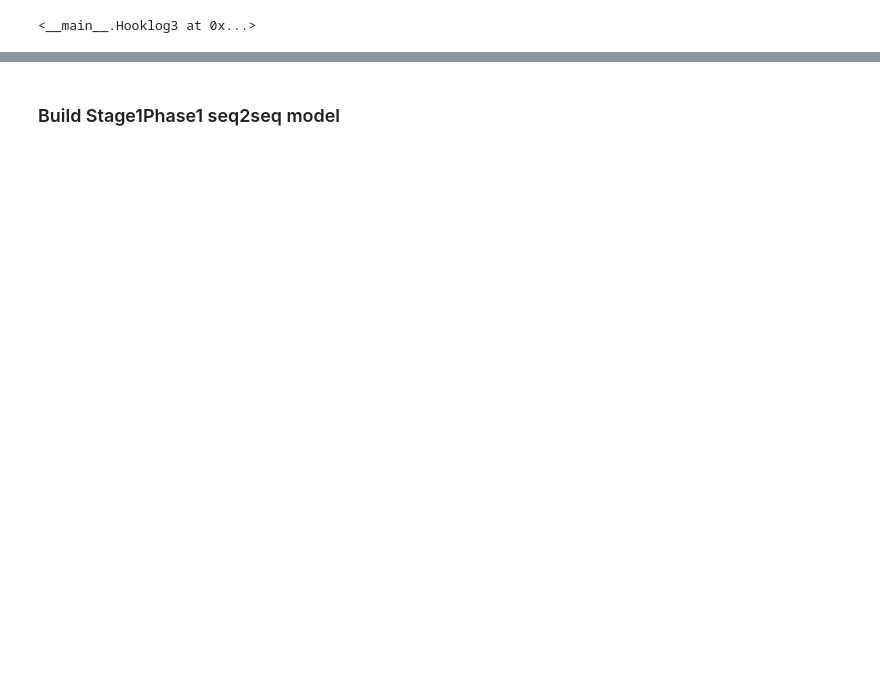
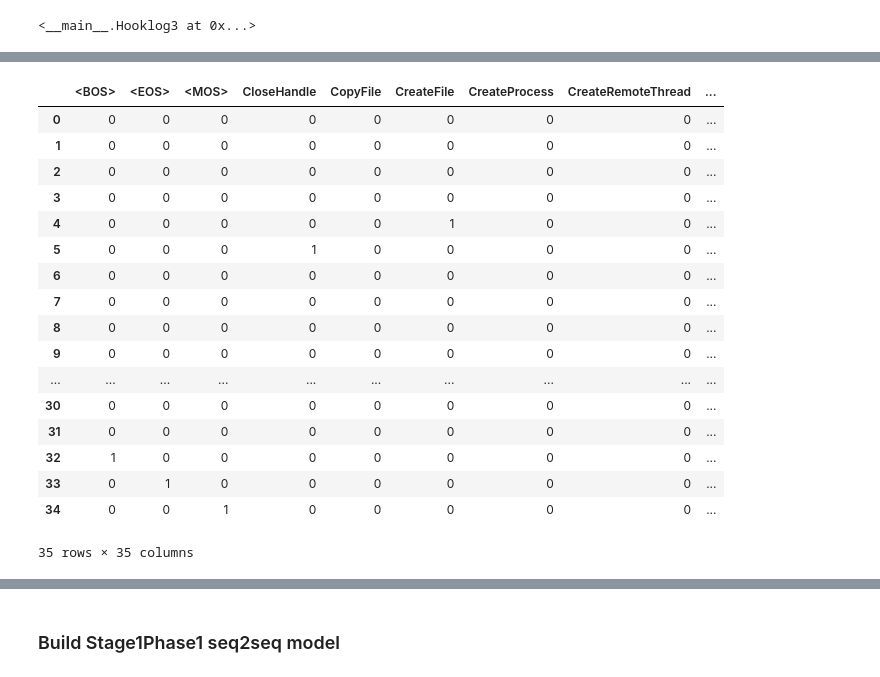
Before and after one commit to tychen5/NTU_ANTS-lab, a Jupyter notebook: malwareTagging/seq2seq_keras.ipynb, the cells around one changed output, grey strips where cells are left out. Cells and saved outputs as stored; diff of their text form; code cells hidden in the pictures; blank space fills up the shorter version.

```diff
--- a/malwareTagging/seq2seq_keras.ipynb
+++ b/malwareTagging/seq2seq_keras.ipynb
@@ -40,4 +40,7 @@ hl_list = [os.path.join(in_directory, f) for f in hl_list] # filepathname list
 hl_list = list(filter(lambda f: f.endswith(".hooklog"), hl_list)) # in case some non-hooklog file in the folder
 
 for file in hl_list:
-    hl3 = Hooklog(file, in_parseFirstPar)
+    try:
+        hl3 = Hooklog(file, in_parseFirstPar)
+    except UnicodeDecodeError:
+        print (file)
@@ -96,7 +108,10 @@ with open(out_csvfile, 'wb') as o:
 # output 3
 total_api_set = set()
 for file in hl_list:
-    hl3 = Hooklog(file, in_parseFirstPar)
+    try:
+        hl3 = Hooklog(file, in_parseFirstPar)
+    except UnicodeDecodeError:
+        print(file)
     total_api_set.update(hl3.getWinSet(in_window))
 
 with open(out_featuretabfile, 'wb') as o:
@@ -106,7 +121,10 @@ with open(out_featuretabfile, 'wb') as o:
     o.write(b"\n")
 
     for h in hl_list:
-        hl3 = Hooklog(h, in_parseFirstPar)
+        try:
+            hl3 = Hooklog(h, in_parseFirstPar)
+        except UnicodeDecodeError:
+            print(h)
         hl3_set = hl3.getWinSet(in_window)
         o.write(hl3.digitname.encode("ascii"))
         for api in total_api_set:
@@ -119,8 +155,13 @@ with open(out_featuretabfile, 'wb') as o:
 # output 4
 # count api freq
 freq_dict = dict()
+exception_count = 0
 for file in hl_list:
-    hl3 = Hooklog(file, in_parseFirstPar)
+    try:
+        hl3 = Hooklog(file, in_parseFirstPar)
+    except UnicodeDecodeError:
+        print(file)
+        exception_count+=1
     for i in hl3.li:
         if i[1] not in freq_dict:
             freq_dict[i[1]] = 1
@@ -128,7 +169,7 @@ for file in hl_list:
             freq_dict[i[1]] += 1
 
 print(freq_dict)
-
+print(exception_count)
 import pickle
 with open(out_apifreq_pk, 'wb') as o:
     pickle.dump(freq_dict, o)
@@ -136,0 +198,4 @@ with open(out_apifreq_pk, 'wb') as o:
+# %%
+api_list = list(freq_dict.keys())
+api_list.extend(['<BOS>','<EOS>','<MOS>','<PAD>','<UNK>'])
+api_list
@@ -136,0 +220,29 @@ with open(out_apifreq_pk, 'wb') as o:
+# %%
+# len(freq_dict)
+
+ser = pd.Series(api_list)
+df = pd.DataFrame(ser)
+df.columns = ['api']
+df2 = pd.get_dummies(df['api'])
+df2
+# enc = OneHotEncoder()
+# enc.fit(api_list)
+# %% [output]
+|  | <BOS> | <EOS> | <MOS> | CloseHandle | CopyFile | CreateFile | CreateProcess | CreateRemoteThread | ... |
+| 0 | 0 | 0 | 0 | 0 | 0 | 0 | 0 | 0 | ... |
+| 1 | 0 | 0 | 0 | 0 | 0 | 0 | 0 | 0 | ... |
+| 2 | 0 | 0 | 0 | 0 | 0 | 0 | 0 | 0 | ... |
+| 3 | 0 | 0 | 0 | 0 | 0 | 0 | 0 | 0 | ... |
+| 4 | 0 | 0 | 0 | 0 | 0 | 1 | 0 | 0 | ... |
+| 5 | 0 | 0 | 0 | 1 | 0 | 0 | 0 | 0 | ... |
+| 6 | 0 | 0 | 0 | 0 | 0 | 0 | 0 | 0 | ... |
+| 7 | 0 | 0 | 0 | 0 | 0 | 0 | 0 | 0 | ... |
+| 8 | 0 | 0 | 0 | 0 | 0 | 0 | 0 | 0 | ... |
+| 9 | 0 | 0 | 0 | 0 | 0 | 0 | 0 | 0 | ... |
+| ... | ... | ... | ... | ... | ... | ... | ... | ... | ... |
+| 30 | 0 | 0 | 0 | 0 | 0 | 0 | 0 | 0 | ... |
+| 31 | 0 | 0 | 0 | 0 | 0 | 0 | 0 | 0 | ... |
+| 32 | 1 | 0 | 0 | 0 | 0 | 0 | 0 | 0 | ... |
+| 33 | 0 | 1 | 0 | 0 | 0 | 0 | 0 | 0 | ... |
+| 34 | 0 | 0 | 1 | 0 | 0 | 0 | 0 | 0 | ... |
+35 rows × 35 columns
```
Also changed, not shown: parts of 14 cells of this notebook, 1 other file.
